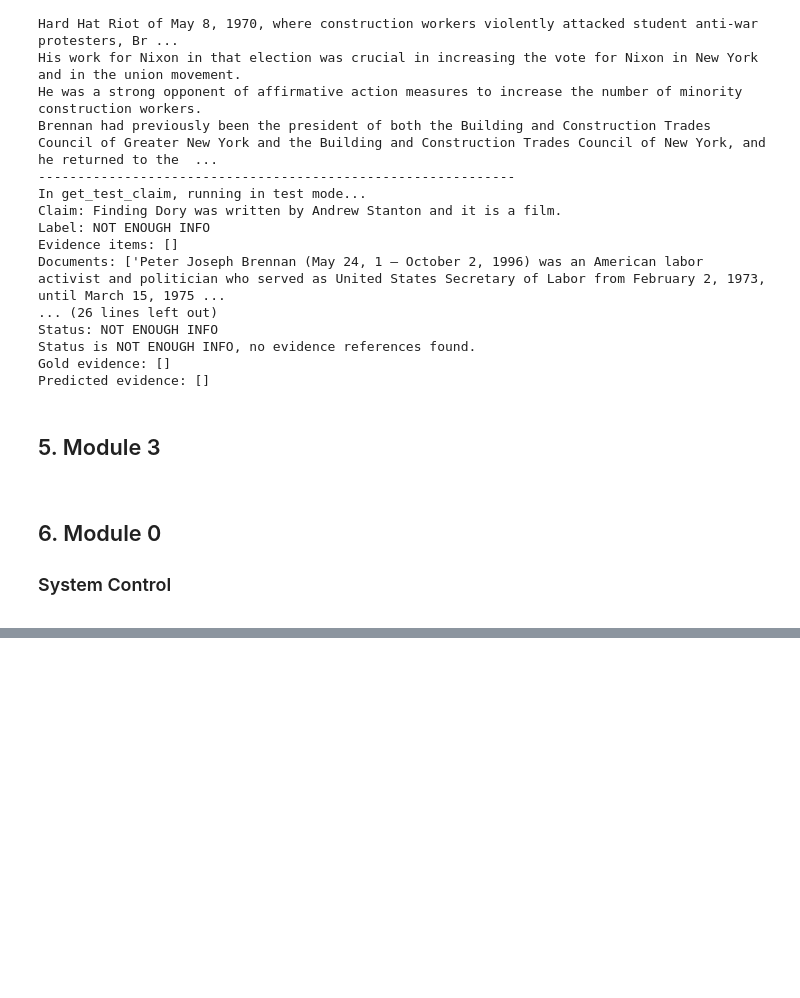
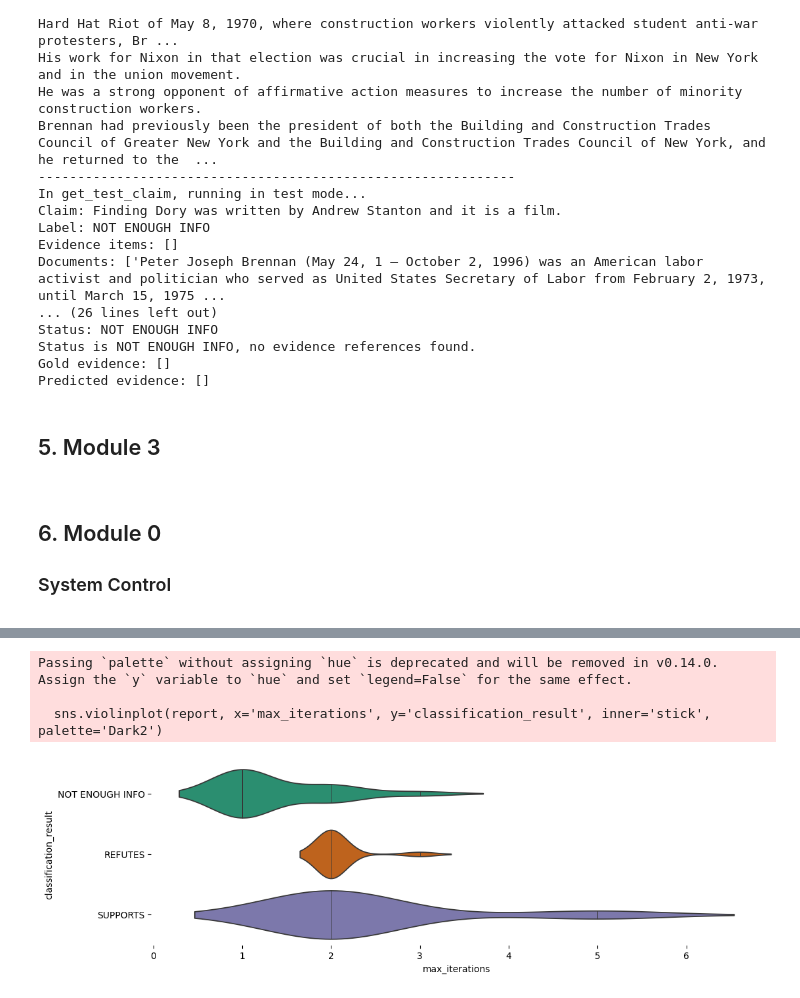
Before and after one commit to hz-zh/Modular_Fact_Checking_with_GPT_SBERT_and_RAG, a Jupyter notebook: Module_2_dev.ipynb, the cells around one changed output, grey strips where cells are left out. Drawn from its saved outputs; the diff is of its cells as text; code cells hidden in the pictures; blank space fills up the shorter version.

Commit message:
Add module reporting (modules 0 and 2) to track all crucial variables for each claim as it passes through the system, add Module 0: system control to classify multiple claims in a set

```diff
--- a/Module_2_dev.ipynb
+++ b/Module_2_dev.ipynb
@@ -663,6 +703,6 @@ def retrieve_documents_from_wikipedia(claim, keywords, entities, debug=False):
       print("-_-_-_-_-_-_-_-_-_-_-_-_-")
     return documents
 # %%
-# Shuffle the valid_sentEx df
-#valid_sentEx = valid_sentEx.sample(frac=1).reset_index(drop=True)
+# Shuffle the valid_sentEx df with a seed
+valid_sentEx = valid_sentEx.sample(frac=1, random_state=2025)
 # %% [markdown]
@@ -778,7 +818,7 @@ else:
   raise Exception(f"documents must be a list of strings, not {type(documents_text)}")
 
 sim_thresh = 0.1
-extracted_evidence, status = module_2_semi_supervised_distillation(claim, documents, entities, keywords, sim_thresh, verbose=1, debug=True)
+extracted_evidence, status = module_2_2_controls(claim, documents, entities, keywords, sim_thresh, verbose=1, debug=True)
 
 print(f"Extracted evidence: {extracted_evidence}")
 print(f"Status: {status}")
@@ -885,7 +925,7 @@ def module_3_classification(claim, extracted_evidence, verbose=0, debug=False):
       print(f"\tExit status: {exit_status}")
       print("-_-_-_-_-_-_-_-_-_-_-_-")
       print(f"-------------------------------------------------------------")
-    return classification_result, exit_status
+    return classification_result, exit_status, prompt
 # %% [markdown]
 ## 6. Module 0
 
@@ -915,5 +955,5 @@ For eventual "live" testing of the system:
 # %%
-# Quick near-match function for FEVER reference matching to ID-agnostic output sentences
+# Quick near-match function for FEVER gold sentence matching to sentence ID and page title-agnostic output sentences
 def near_match(a, b, threshold=0.8, verbose=0):
   """
   Checks if two strings are similar based on a threshold.
@@ -932,8 +972,8 @@ def near_match(a, b, threshold=0.8, verbose=0):
   return sim
 
 
-index = 165
-def get_test_claim(df, mode, verbose=0, debug=False):
+index = 0
+def get_test_claim(df, mode, verbose=0, debug=False, return_report=False):
     """
     In "test" mode, gets data for a claim by matching a row in the df (which contains the claim and the wikipedia text data) to the JSONL object
     (which contains the claim and the evidence references) by the claim, returning the claim, label, evidence sentences, documents, and evidence references.
@@ -946,7 +986,7 @@ def get_test_claim(df, mode, verbose=0, debug=False):
     {"id": 70041, "verifiable": "VERIFIABLE", "label": "SUPPORTS", "claim": "2 Hearts is a musical composition by Minogue.", "evidence": [[[225394, 230056, "2_Hearts_-LRB-Kylie_Minogue_song-RRB-", 0]], [[317953, 306972, "2_Hearts_-LRB-Kylie_Minogue_song-RRB-", 0]], [[319638, 308345, "2_Hearts_-LRB-Kylie_Minogue_song-RRB-", 0]], [[319643, 308348, "2_Hearts_-LRB-Kylie_Minogue_song-RRB-", 0]]]}
     {"id": 202314, "verifiable": "VERIFIABLE", "label": "REFUTES", "claim": "The New Jersey Turnpike has zero shoulders.", "evidence": [[[238335, 240393, "New_Jersey_Turnpike", 15]]]}
     """
-
+    report = pd.DataFrame(columns=['claim', 'label', 'evidence_items', 'documents', 'keywords', 'entities'])
 
     global index
     claim = df.iloc[index]['claim']
@@ -955,6 +995,7 @@ def get_test_claim(df, mode, verbose=0, debug=False):
     label = df.iloc[index]['label']
     keywords = extract_keywords(claim)  # Extract keywords from the claim
     evidence_items = df.iloc[index]['evidence_sentences']
+    id = df.iloc[index]['id']
 
     if debug:
       print(f"DEBUG 1.1.1:")
@@ -978,7 +1019,7 @@ def get_test_claim(df, mode, verbose=0, debug=False):
           print(f"Entities: {entities}")
           print(f"Keywords: {keywords}")
           print(f"-------------------------------------------------------------")
-        return claim, label, evidence_items, documents, keywords, entities
+        return claim, label, evidence_items, documents, keywords, entities, id
 
     entities = []
     # Use ast.literal_eval to convert the string representation of the list to an actual list
@@ -1008,4 +1049,4 @@ def get_test_claim(df, mode, verbose=0, debug=False):
         print(f"-------------------------------------------------------------")
 
 
-    return claim, label, evidence_items, documents, keywords, entities
+    return claim, label, evidence_items, documents, keywords, entities, id
@@ -1342,0 +1210,14 @@ for item in pred_set:
+# %%
+# @title classification_result vs max_iterations
+
+from matplotlib import pyplot as plt
+import seaborn as sns
+figsize = (12, 1.2 * len(report['classification_result'].unique()))
+plt.figure(figsize=figsize)
+sns.violinplot(report, x='max_iterations', y='classification_result', inner='stick', palette='Dark2')
+sns.despine(top=True, right=True, bottom=True, left=True)
+# %% [output]
+Passing `palette` without assigning `hue` is deprecated and will be removed in v0.14.0. Assign the `y` variable to `hue` and set `legend=False` for the same effect.
+
+  sns.violinplot(report, x='max_iterations', y='classification_result', inner='stick', palette='Dark2')
+[figure, added]
```
Also changed, not shown: parts of 18 cells of this notebook.
